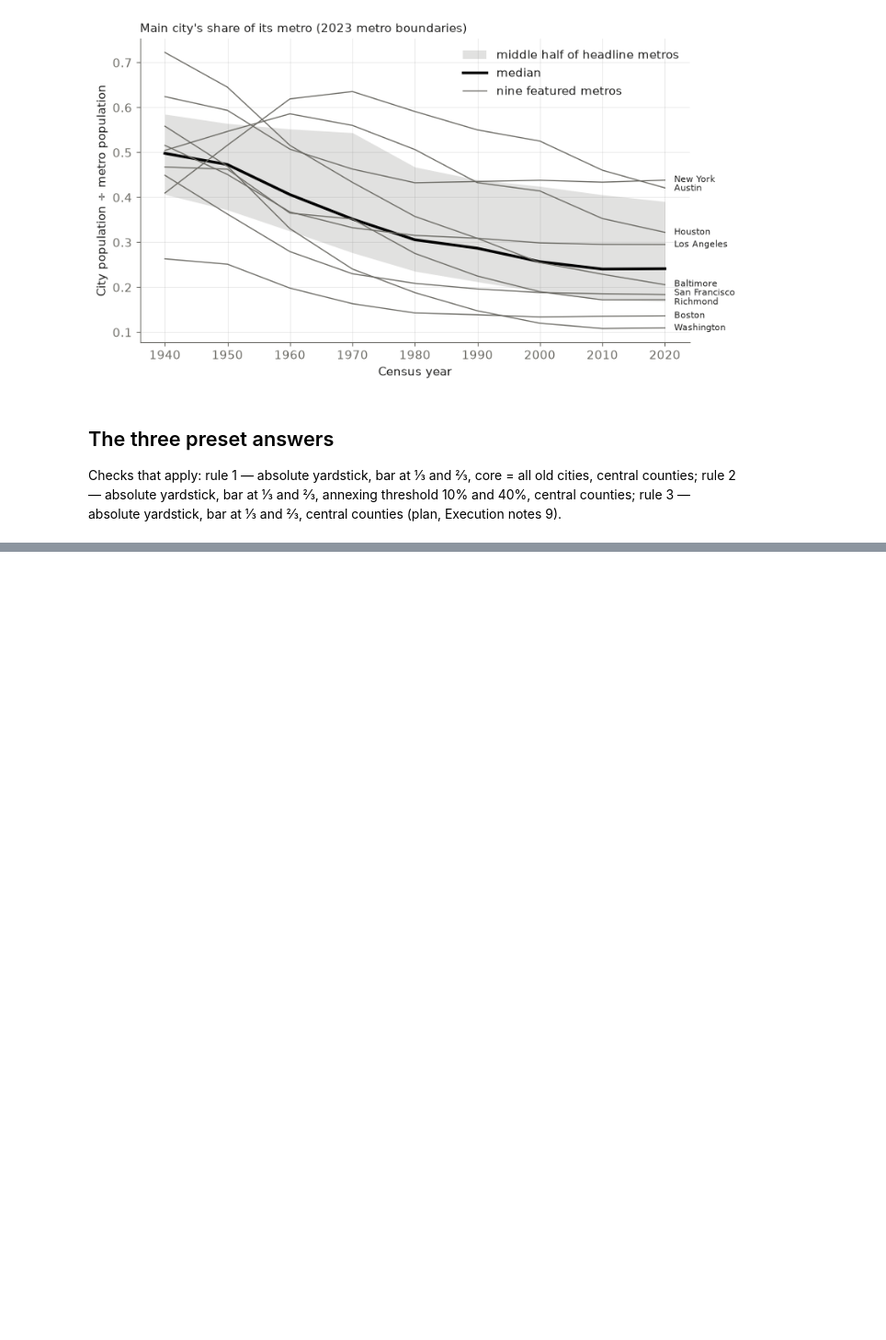
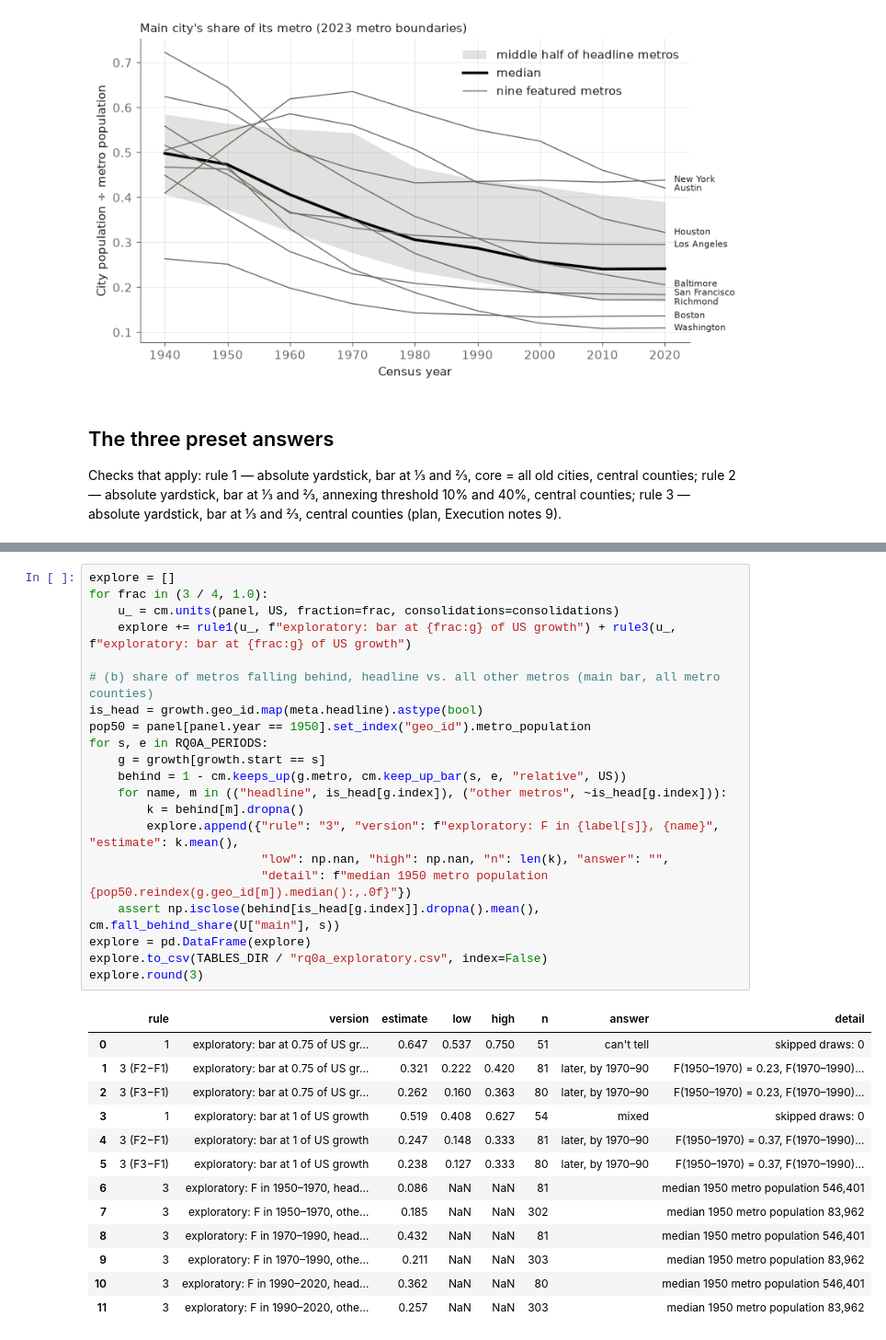
Before and after one commit to dime35/us-housing-crisis-analysis, a Jupyter notebook: notebooks/1.0-lr-city-vs-metro.ipynb, the cells around one changed output, grey strips where cells are left out. Shown at 92% size. Cells and saved outputs as stored; diff of their text form; blank space fills up the shorter version.

```diff
--- a/notebooks/1.0-lr-city-vs-metro.ipynb
+++ b/notebooks/1.0-lr-city-vs-metro.ipynb
@@ -222,3 +231,38 @@ table.round(3)
+# %%
+explore = []
+for frac in (3 / 4, 1.0):
+    u_ = cm.units(panel, US, fraction=frac, consolidations=consolidations)
+    explore += rule1(u_, f"exploratory: bar at {frac:g} of US growth") + rule3(u_, f"exploratory: bar at {frac:g} of US growth")
+
+# (b) share of metros falling behind, headline vs. all other metros (main bar, all metro counties)
+is_head = growth.geo_id.map(meta.headline).astype(bool)
+pop50 = panel[panel.year == 1950].set_index("geo_id").metro_population
+for s, e in RQ0A_PERIODS:
+    g = growth[growth.start == s]
+    behind = 1 - cm.keeps_up(g.metro, cm.keep_up_bar(s, e, "relative", US))
+    for name, m in (("headline", is_head[g.index]), ("other metros", ~is_head[g.index])):
+        k = behind[m].dropna()
+        explore.append({"rule": "3", "version": f"exploratory: F in {label[s]}, {name}", "estimate": k.mean(),
+                        "low": np.nan, "high": np.nan, "n": len(k), "answer": "",
+                        "detail": f"median 1950 metro population {pop50.reindex(g.geo_id[m]).median():,.0f}"})
+    assert np.isclose(behind[is_head[g.index]].dropna().mean(), cm.fall_behind_share(U["main"], s))
+explore = pd.DataFrame(explore)
+explore.to_csv(TABLES_DIR / "rq0a_exploratory.csv", index=False)
+explore.round(3)
+# %% [output]
+|  | rule | version | estimate | low | high | n | answer | detail |
+| 0 | 1 | exploratory: bar at 0.75 of US gr... | 0.647 | 0.537 | 0.750 | 51 | can't tell | skipped draws: 0 |
+| 1 | 3 (F2−F1) | exploratory: bar at 0.75 of US gr... | 0.321 | 0.222 | 0.420 | 81 | later, by 1970–90 | F(1950–1970) = 0.23, F(1970–1990)... |
+| 2 | 3 (F3−F1) | exploratory: bar at 0.75 of US gr... | 0.262 | 0.160 | 0.363 | 80 | later, by 1970–90 | F(1950–1970) = 0.23, F(1970–1990)... |
+| 3 | 1 | exploratory: bar at 1 of US growth | 0.519 | 0.408 | 0.627 | 54 | mixed | skipped draws: 0 |
+| 4 | 3 (F2−F1) | exploratory: bar at 1 of US growth | 0.247 | 0.148 | 0.333 | 81 | later, by 1970–90 | F(1950–1970) = 0.37, F(1970–1990)... |
+| 5 | 3 (F3−F1) | exploratory: bar at 1 of US growth | 0.238 | 0.127 | 0.333 | 80 | later, by 1970–90 | F(1950–1970) = 0.37, F(1970–1990)... |
+| 6 | 3 | exploratory: F in 1950–1970, head... | 0.086 | NaN | NaN | 81 |  | median 1950 metro population 546,401 |
+| 7 | 3 | exploratory: F in 1950–1970, othe... | 0.185 | NaN | NaN | 302 |  | median 1950 metro population 83,962 |
+| 8 | 3 | exploratory: F in 1970–1990, head... | 0.432 | NaN | NaN | 81 |  | median 1950 metro population 546,401 |
+| 9 | 3 | exploratory: F in 1970–1990, othe... | 0.211 | NaN | NaN | 303 |  | median 1950 metro population 83,962 |
+| 10 | 3 | exploratory: F in 1990–2020, head... | 0.362 | NaN | NaN | 80 |  | median 1950 metro population 546,401 |
+| 11 | 3 | exploratory: F in 1990–2020, othe... | 0.257 | NaN | NaN | 303 |  | median 1950 metro population 83,962 |
 # %% [markdown]
 ## Finding (run 2026-10-19; rules fixed in the spec before any class was computed)
 
```
Also changed, not shown: parts of 4 cells of this notebook, 5 other files.
